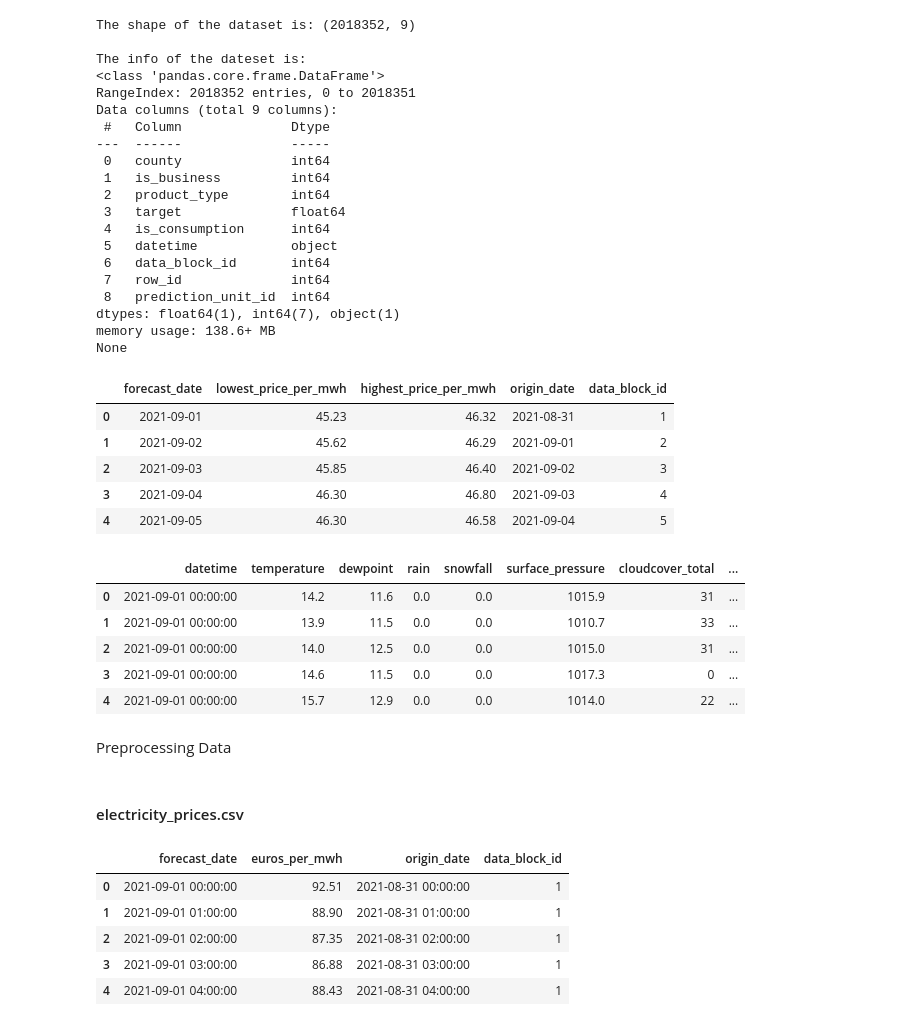
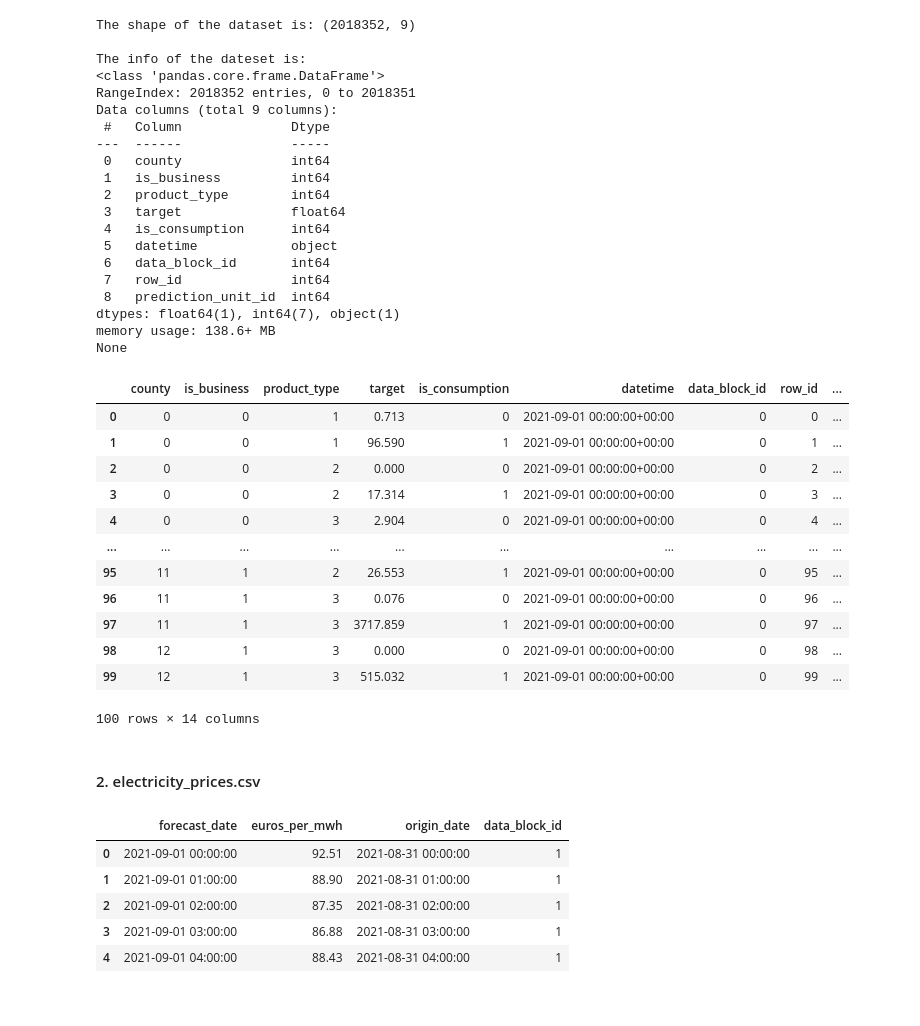
Before and after one commit to jackren0000/Enefit---Predict-Energy-Behavior-of-Prosumers, a Jupyter notebook: predict-energy-behavior-of-prosumers.ipynb, the cells around one changed output. Drawn from its saved outputs; the diff is of its cells as text; code cells hidden in the pictures.

```diff
--- a/predict-energy-behavior-of-prosumers.ipynb
+++ b/predict-energy-behavior-of-prosumers.ipynb
@@ -95,28 +97,46 @@ Data columns (total 9 columns):
 dtypes: float64(1), int64(7), object(1)
 memory usage: 138.6+ MB
 None
-# %%
-gas_df.head()
-# %% [output]
-|  | forecast_date | lowest_price_per_mwh | highest_price_per_mwh | origin_date | data_block_id |
-| 0 | 2021-09-01 | 45.23 | 46.32 | 2021-08-31 | 1 |
-| 1 | 2021-09-02 | 45.62 | 46.29 | 2021-09-01 | 2 |
-| 2 | 2021-09-03 | 45.85 | 46.40 | 2021-09-02 | 3 |
-| 3 | 2021-09-04 | 46.30 | 46.80 | 2021-09-03 | 4 |
-| 4 | 2021-09-05 | 46.30 | 46.58 | 2021-09-04 | 5 |
-# %%
-hw_df.head()
-# %% [output]
-|  | datetime | temperature | dewpoint | rain | snowfall | surface_pressure | cloudcover_total | ... |
-| 0 | 2021-09-01 00:00:00 | 14.2 | 11.6 | 0.0 | 0.0 | 1015.9 | 31 | ... |
-| 1 | 2021-09-01 00:00:00 | 13.9 | 11.5 | 0.0 | 0.0 | 1010.7 | 33 | ... |
-| 2 | 2021-09-01 00:00:00 | 14.0 | 12.5 | 0.0 | 0.0 | 1015.0 | 31 | ... |
-| 3 | 2021-09-01 00:00:00 | 14.6 | 11.5 | 0.0 | 0.0 | 1017.3 | 0 | ... |
-| 4 | 2021-09-01 00:00:00 | 15.7 | 12.9 | 0.0 | 0.0 | 1014.0 | 22 | ... |
-# %% [markdown]
-Preprocessing Data
+# %%
+# drop missing values of 'target' column in train DataFrame
+train.dropna(subset=['target'], inplace=True)
+
+# convert datetime to UTC in train DataFrame
+# the pd.to_datetime() is used to convert a string or a series of strings into pandas datetime objects
+train['datetime'] = pd.to_datetime(train['datetime'], utc=True)
+
+# add year column in train DataFrame by extracting the year part from datetime object
+train['year'] = train['datetime'].dt.year
+
+# add month column in train DataFrame
+train['month'] = train['datetime'].dt.month
+
+# add hour column in train DataFrame
+train['hour'] = train['datetime'].dt.hour
+
+# add day of week column in train DataFrame
+train['dayofweek'] = train['datetime'].dt.dayofweek
+
+# add day of year column in train DataFrame
+train['dayofyear'] = train['datetime'].dt.dayofyear
+# %%
+train.head(100)
+# %% [output]
+|  | county | is_business | product_type | target | is_consumption | datetime | data_block_id | row_id | ... |
+| 0 | 0 | 0 | 1 | 0.713 | 0 | 2021-09-01 00:00:00+00:00 | 0 | 0 | ... |
+| 1 | 0 | 0 | 1 | 96.590 | 1 | 2021-09-01 00:00:00+00:00 | 0 | 1 | ... |
+| 2 | 0 | 0 | 2 | 0.000 | 0 | 2021-09-01 00:00:00+00:00 | 0 | 2 | ... |
+| 3 | 0 | 0 | 2 | 17.314 | 1 | 2021-09-01 00:00:00+00:00 | 0 | 3 | ... |
+| 4 | 0 | 0 | 3 | 2.904 | 0 | 2021-09-01 00:00:00+00:00 | 0 | 4 | ... |
+| ... | ... | ... | ... | ... | ... | ... | ... | ... | ... |
+| 95 | 11 | 1 | 2 | 26.553 | 1 | 2021-09-01 00:00:00+00:00 | 0 | 95 | ... |
+| 96 | 11 | 1 | 3 | 0.076 | 0 | 2021-09-01 00:00:00+00:00 | 0 | 96 | ... |
+| 97 | 11 | 1 | 3 | 3717.859 | 1 | 2021-09-01 00:00:00+00:00 | 0 | 97 | ... |
+| 98 | 12 | 1 | 3 | 0.000 | 0 | 2021-09-01 00:00:00+00:00 | 0 | 98 | ... |
+| 99 | 12 | 1 | 3 | 515.032 | 1 | 2021-09-01 00:00:00+00:00 | 0 | 99 | ... |
+100 rows × 14 columns
 # %% [markdown]
-#### electricity_prices.csv
+#### 2. electricity_prices.csv
 # %%
 electricity_df.head()
 # %% [output]
```
Also changed, not shown: parts of 8 cells of this notebook.
